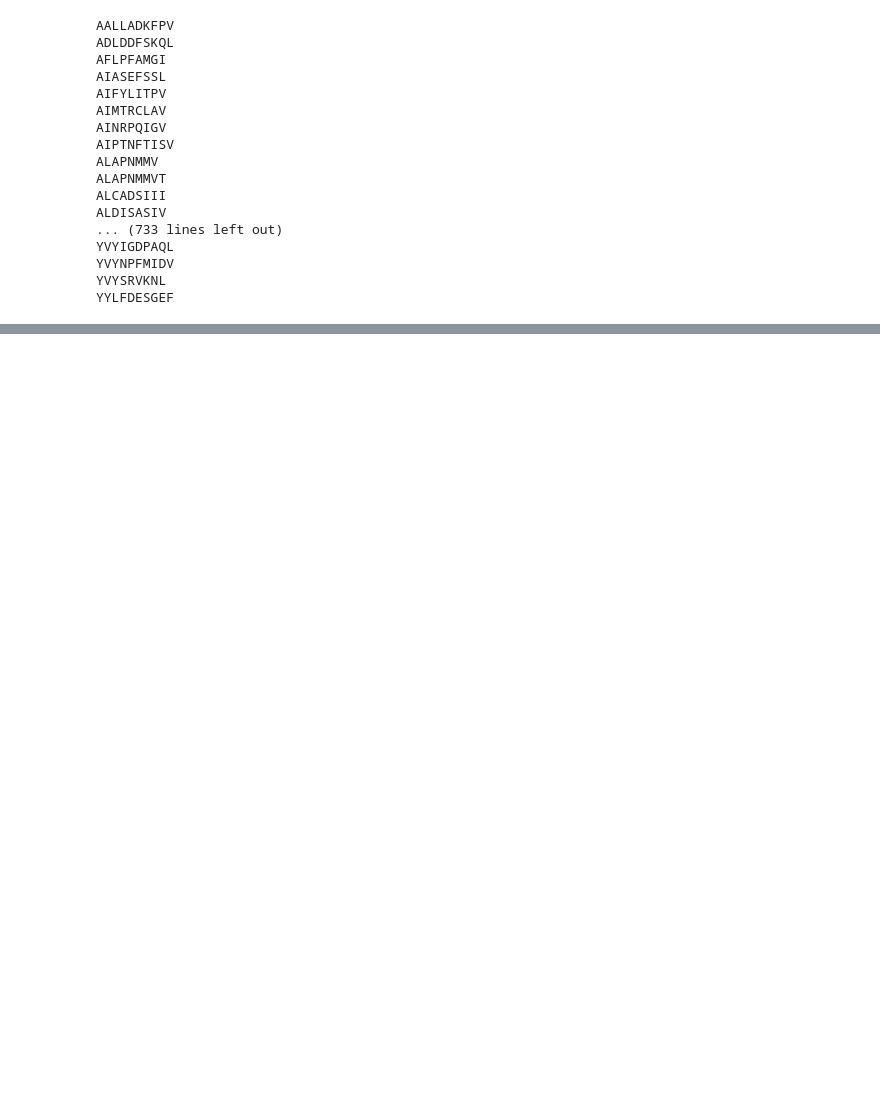
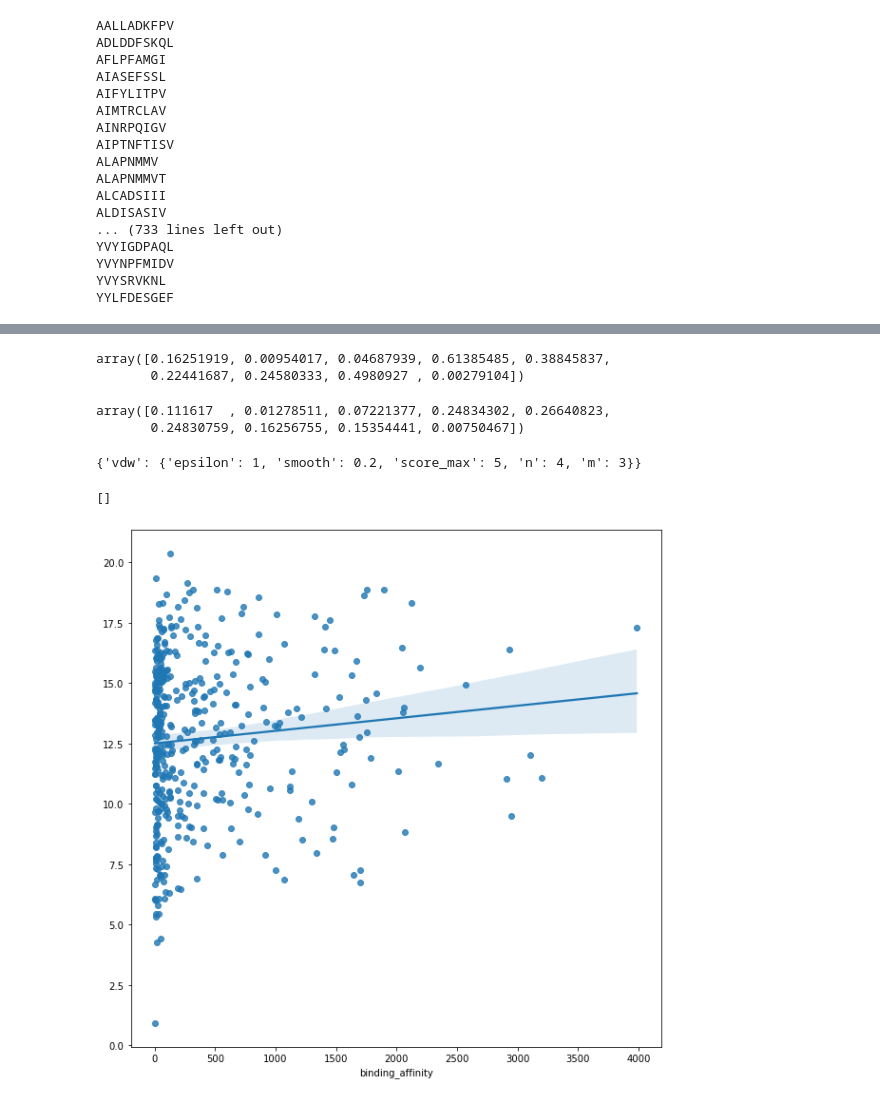
Before and after one commit to jeeberhardt/mobius, a Jupyter notebook: Untitled1.ipynb, the cells around one changed output, grey strips where cells are left out. Drawn from its saved outputs; the diff is of its cells as text; code cells hidden in the pictures; blank space fills up the shorter version.

Commit message:
correlation scoring function / binding affinity

```diff
--- a/Untitled1.ipynb
+++ b/Untitled1.ipynb
@@ -97,0 +93,2 @@ df[df['length'] == 9].sort_values(by='binding_affinity')
+# %%
+df = pd.read_csv('data/rosetta_mhc/peptide_binding_affinity.csv')
@@ -98,7 +97,7 @@ df[df['length'] == 9].sort_values(by='binding_affinity')
 # %%
-peptides_selection = df[df['length'] == 9]
+peptides_selection = df[df['length'] == 9].sort_values(by='binding_affinity')
 
-data = []
+solvent_exposure = []
 
 for peptide in peptides_selection.itertuples():
     print(peptide.peptide)
@@ -106,9 +105,9 @@ for peptide in peptides_selection.itertuples():
     structure = freesasa.Structure('data/rosetta_mhc/pdb/%s-ensemble.pdb' % peptide.peptide)
     result = freesasa.calc(structure)
 
-    selections = tuple(['%d, resi %d' % (i, i) for i in range(181, 190)])
-    result_selections = freesasa.selectArea(selections, structure, result)
+    surface_contact = [result.residueAreas()['A']['%s' % i].relativeSideChain for i in range(181, 190)]
+    solvent_exposure.append(surface_contact)
 
-    print(result_selections)
-    break
+solvent_exposure = np.array(solvent_exposure)
+solvent_exposure = np.nan_to_num(solvent_exposure, nan=0)
 # %% [output]
@@ -161,0 +131,20 @@ result.residueAreas()['A']['183'].relativeSideChain
+# %%
+np.mean(solvent_exposure, axis=0)
+# %% [output]
+array([0.16251919, 0.00954017, 0.04687939, 0.61385485, 0.38845837,
+       0.22441687, 0.24580333, 0.4980927 , 0.00279104])
+# %%
+np.std(solvent_exposure, axis=0)
+# %% [output]
+array([0.111617  , 0.01278511, 0.07221377, 0.24834302, 0.26640823,
+       0.24830759, 0.16256755, 0.15354441, 0.00750467])
+# %%
+ff = ForceField('mobius/data/parameters.csv')
+ff._term_parameters['vdw']['score_max'] = 5
+ff._term_parameters['vdw']['smooth'] = 0.2
+ff._term_parameters['vdw']['n'] = 4
+print(ff._term_parameters)
+
+vt = VirtualTarget(ff)
+# %% [output]
+{'vdw': {'epsilon': 1, 'smooth': 0.2, 'score_max': 5, 'n': 4, 'm': 3}}
@@ -161,0 +154,10 @@ result.residueAreas()['A']['183'].relativeSideChain
+# %%
+scores = vt.score_peptides(peptides_selection['peptide'], noise=0)
+terms = np.array([ff.score(vt.pharmacophore(), p, details=True)[1] for p in peptides_selection['peptide']])
+# %%
+fig, ax = plt.subplots(figsize=(10, 10))
+sns.regplot(x=peptides_selection['binding_affinity'], y=scores, ax=ax)
+ax.plot()
+# %% [output]
+[]
+[figure, added]
```
Also changed, not shown: parts of 36 cells of this notebook, 5 other files.
